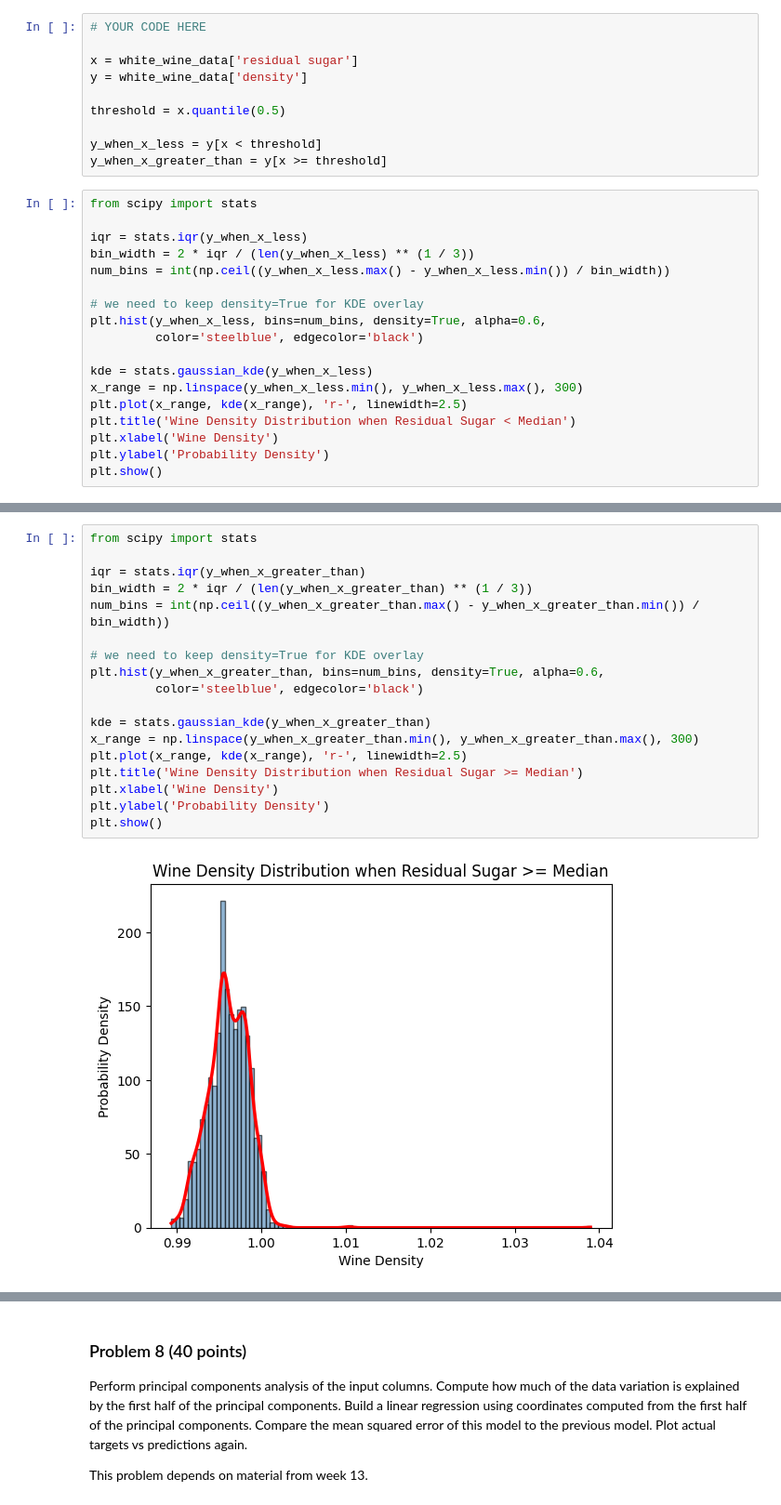
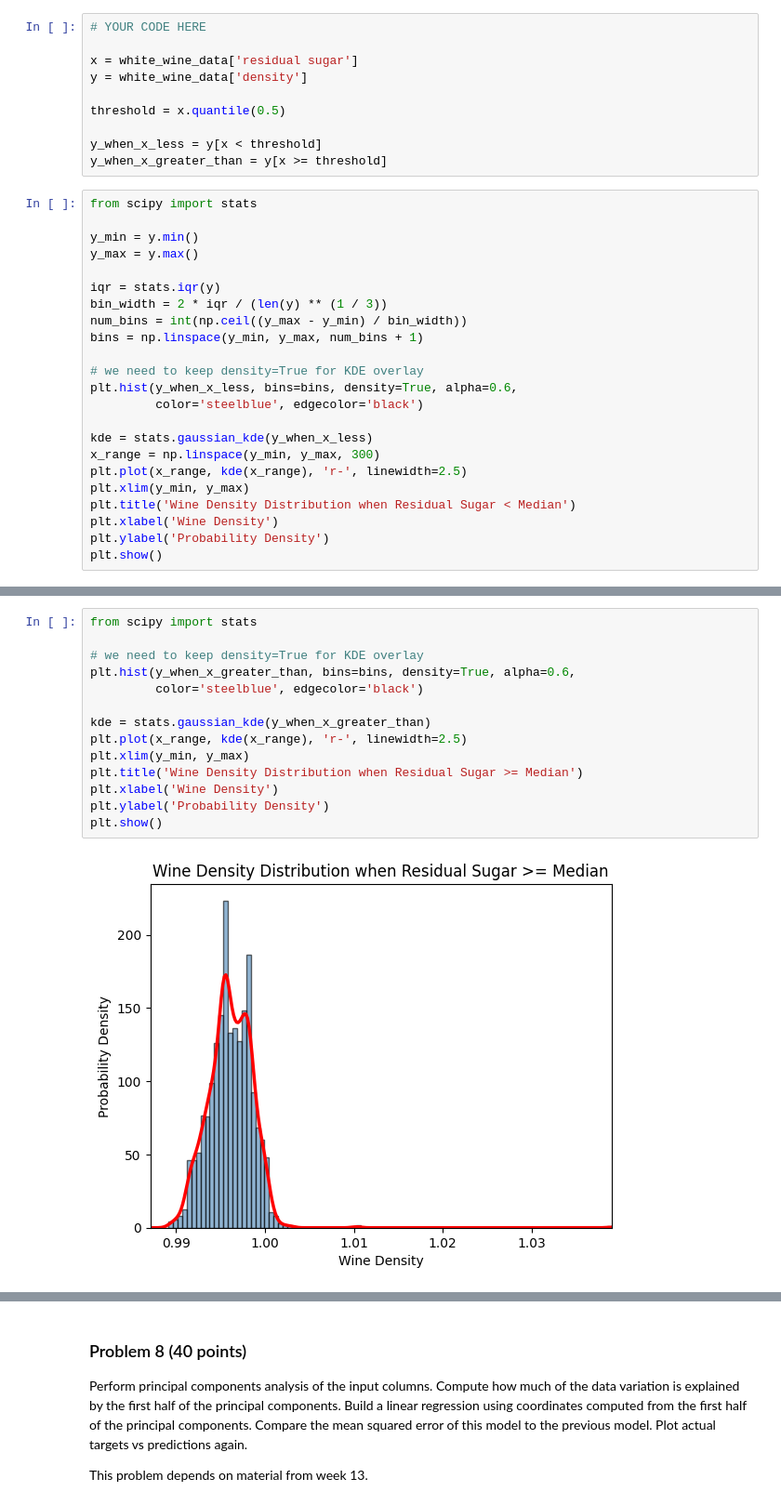
Before and after one commit to reynolkb-bu/dx601-final-project, a Jupyter notebook: project.ipynb, the cells around one changed output, grey strips where cells are left out. Shown at 93% size. Saved outputs shown, nothing was run; the diff lists cells and outputs as text.

```diff
--- a/project.ipynb
+++ b/project.ipynb
@@ -442,17 +417,22 @@ y_when_x_greater_than = y[x >= threshold]
 # %%
 from scipy import stats
 
-iqr = stats.iqr(y_when_x_less)
-bin_width = 2 * iqr / (len(y_when_x_less) ** (1 / 3))
-num_bins = int(np.ceil((y_when_x_less.max() - y_when_x_less.min()) / bin_width))
+y_min = y.min()
+y_max = y.max()
+
+iqr = stats.iqr(y)
+bin_width = 2 * iqr / (len(y) ** (1 / 3))
+num_bins = int(np.ceil((y_max - y_min) / bin_width))
+bins = np.linspace(y_min, y_max, num_bins + 1)
 
 # we need to keep density=True for KDE overlay
-plt.hist(y_when_x_less, bins=num_bins, density=True, alpha=0.6,
+plt.hist(y_when_x_less, bins=bins, density=True, alpha=0.6,
          color='steelblue', edgecolor='black')
 
 kde = stats.gaussian_kde(y_when_x_less)
-x_range = np.linspace(y_when_x_less.min(), y_when_x_less.max(), 300)
+x_range = np.linspace(y_min, y_max, 300)
 plt.plot(x_range, kde(x_range), 'r-', linewidth=2.5)
+plt.xlim(y_min, y_max)
 plt.title('Wine Density Distribution when Residual Sugar < Median')
 plt.xlabel('Wine Density')
 plt.ylabel('Probability Density')
@@ -462,20 +442,16 @@ plt.show()
 # %%
 from scipy import stats
 
-iqr = stats.iqr(y_when_x_greater_than)
-bin_width = 2 * iqr / (len(y_when_x_greater_than) ** (1 / 3))
-num_bins = int(np.ceil((y_when_x_greater_than.max() - y_when_x_greater_than.min()) / bin_width))
-
 # we need to keep density=True for KDE overlay
-plt.hist(y_when_x_greater_than, bins=num_bins, density=True, alpha=0.6,
+plt.hist(y_when_x_greater_than, bins=bins, density=True, alpha=0.6,
          color='steelblue', edgecolor='black')
 
 kde = stats.gaussian_kde(y_when_x_greater_than)
-x_range = np.linspace(y_when_x_greater_than.min(), y_when_x_greater_than.max(), 300)
 plt.plot(x_range, kde(x_range), 'r-', linewidth=2.5)
+plt.xlim(y_min, y_max)
 plt.title('Wine Density Distribution when Residual Sugar >= Median')
 plt.xlabel('Wine Density')
 plt.ylabel('Probability Density')
 plt.show()
 # %% [output]
-[figure, old version]
+[figure, new version]
```
Also changed, not shown: parts of 8 cells of this notebook.
